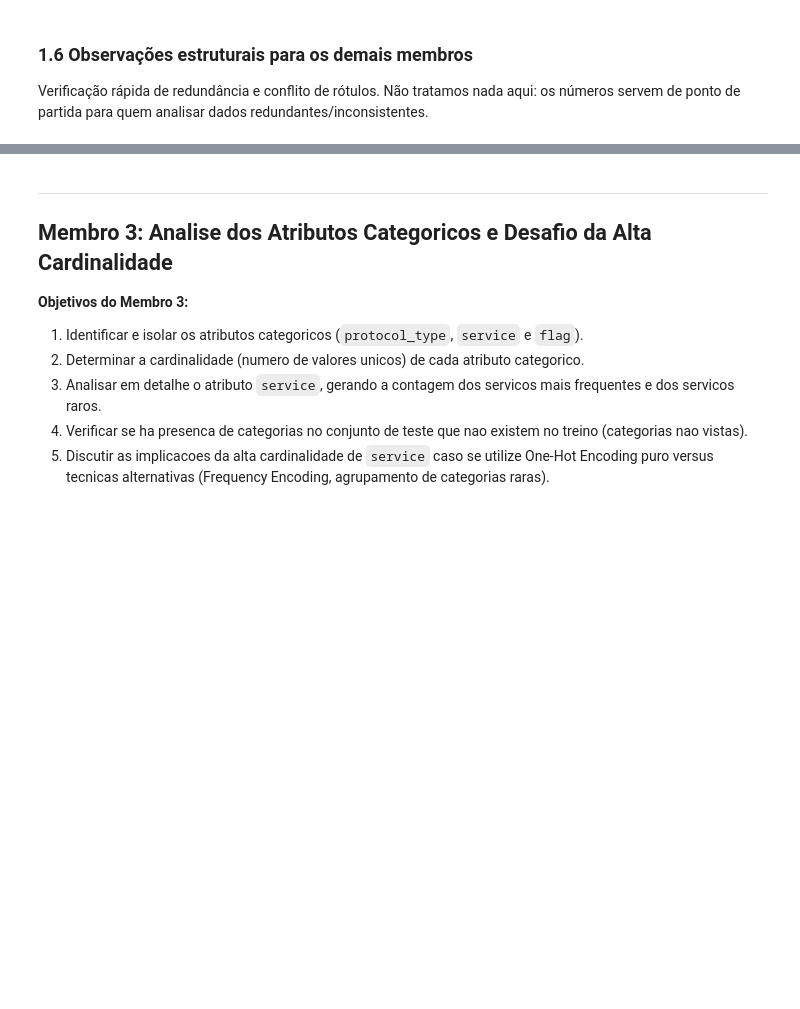
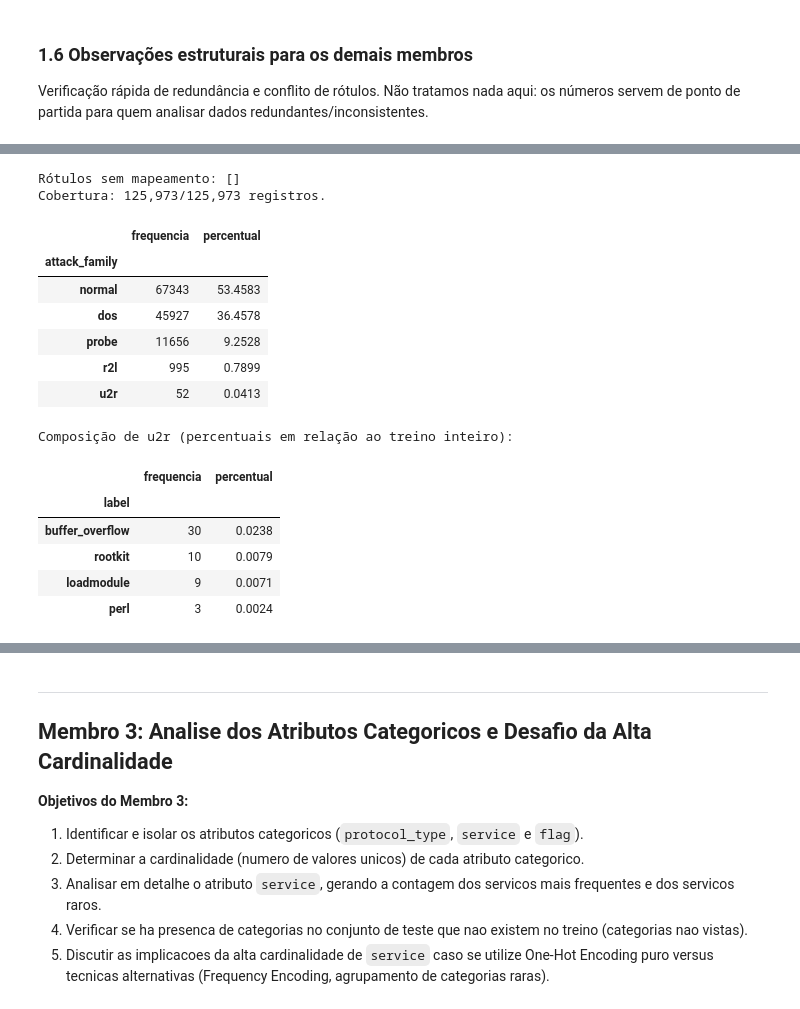
Before and after one commit to matheusmra/tp-ia, a Jupyter notebook: notebooks/01_analise_exploratoria.ipynb, the cells around one changed output, grey strips where cells are left out. Drawn from its saved outputs; the diff is of its cells as text; code cells hidden in the pictures; blank space fills up the shorter version.

```diff
--- a/notebooks/01_analise_exploratoria.ipynb
+++ b/notebooks/01_analise_exploratoria.ipynb
@@ -267,0 +450,39 @@ Essa diferença de escalas de várias ordens de grandeza justifica, na Etapa 2,
+# %%
+# Verifica todos os rótulos observados antes de usar as frequências agrupadas.
+rotulos_sem_mapeamento = sorted(set(rotulos_observados) - set(ATTACK_MAPPING))
+print("Rótulos sem mapeamento:", rotulos_sem_mapeamento)
+assert not rotulos_sem_mapeamento, f"Revisar ATTACK_MAPPING: {rotulos_sem_mapeamento}"
+
+df_classes["attack_family"] = df_classes["label"].map(ATTACK_MAPPING)
+assert df_classes["attack_family"].notna().all(), "O mapeamento gerou valores ausentes."
+assert set(df_classes["attack_family"].unique()) == set(CLASSES_5), "Famílias inesperadas."
+pd.testing.assert_series_equal(df_classes["label"], rotulos_originais)
+pd.testing.assert_series_equal(df_train["label"], rotulos_originais)
+assert "attack_family" not in df_train.columns, "A coluna derivada não deve alterar df_train."
+
+freq_familias = tabela_frequencias(df_classes["attack_family"]).reindex(CLASSES_5)
+assert freq_familias["frequencia"].sum() == n_treino
+print(f"Cobertura: {df_classes['attack_family'].notna().sum():,}/{n_treino:,} registros.")
+display(freq_familias)
+
+# Expõe quais rótulos originais compõem a família mais rara.
+rotulos_u2r = [r for r in rotulos_observados if ATTACK_MAPPING[r] == "u2r"]
+print("Composição de u2r (percentuais em relação ao treino inteiro):")
+display(freq_rotulos.loc[rotulos_u2r].sort_values("frequencia", ascending=False))
+# %% [output]
+Rótulos sem mapeamento: []
+Cobertura: 125,973/125,973 registros.
+|  | frequencia | percentual |
+| attack_family |  |  |
+| normal | 67343 | 53.4583 |
+| dos | 45927 | 36.4578 |
+| probe | 11656 | 9.2528 |
+| r2l | 995 | 0.7899 |
+| u2r | 52 | 0.0413 |
+Composição de u2r (percentuais em relação ao treino inteiro):
+|  | frequencia | percentual |
+| label |  |  |
+| buffer_overflow | 30 | 0.0238 |
+| rootkit | 10 | 0.0079 |
+| loadmodule | 9 | 0.0071 |
+| perl | 3 | 0.0024 |
```
Also changed, not shown: parts of 27 cells of this notebook.
